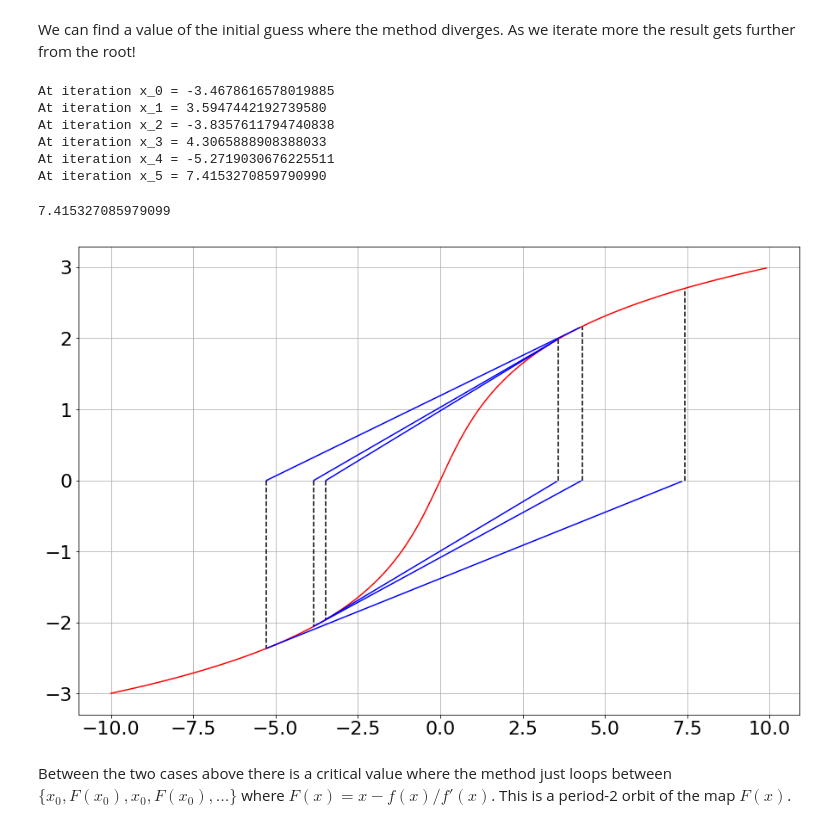
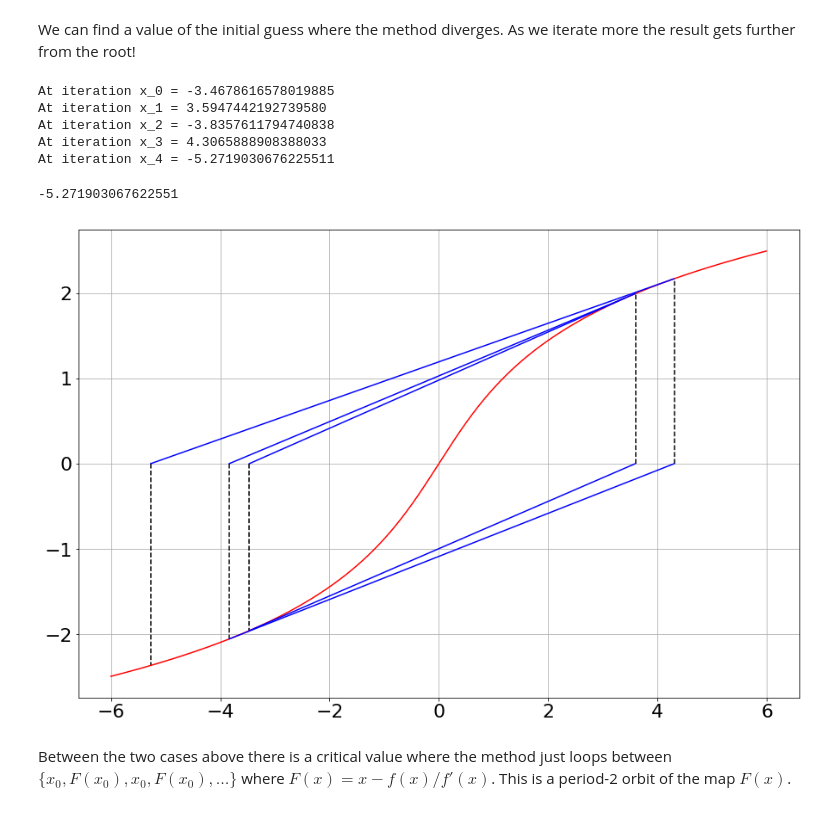
Before and after one commit to nielsw2/ACM20030-Examples, a Jupyter notebook: RootFinding/Newton-Raphson-visualize.ipynb, the cells around one changed output. Cells and saved outputs as stored; diff of their text form; code cells hidden in the pictures.

```diff
--- a/RootFinding/Newton-Raphson-visualize.ipynb
+++ b/RootFinding/Newton-Raphson-visualize.ipynb
@@ -108,16 +102,15 @@ At iteration x_3 = 0.0131556966755410
 # %% [markdown]
 We can find a value of the initial guess where the method diverges. As we iterate more the result gets further from the root!
 # %%
-FindRootNewtonRaphson(ArcSinh, dArcSinh, 3.4, 6, -10, 10)
+FindRootNewtonRaphson(ArcSinh, dArcSinh, 3.4, 5, -6, 6)
 # %% [output]
 At iteration x_0 = -3.4678616578019885
 At iteration x_1 = 3.5947442192739580
 At iteration x_2 = -3.8357611794740838
 At iteration x_3 = 4.3065888908388033
 At iteration x_4 = -5.2719030676225511
-At iteration x_5 = 7.4153270859790990
-7.415327085979099
+-5.271903067622551
-[figure, old version]
+[figure, new version]
 # %% [markdown]
 Between the two cases above there is a critical value where the method just loops between $\{x_0, F(x_0), x_0, F(x_0),\dots\}$ where $F(x) = x - f(x)/f'(x)$. This is a period-2 orbit of the map $F(x)$.
 # %%
```
Also changed, not shown: parts of 3 cells of this notebook, 1 other file.
